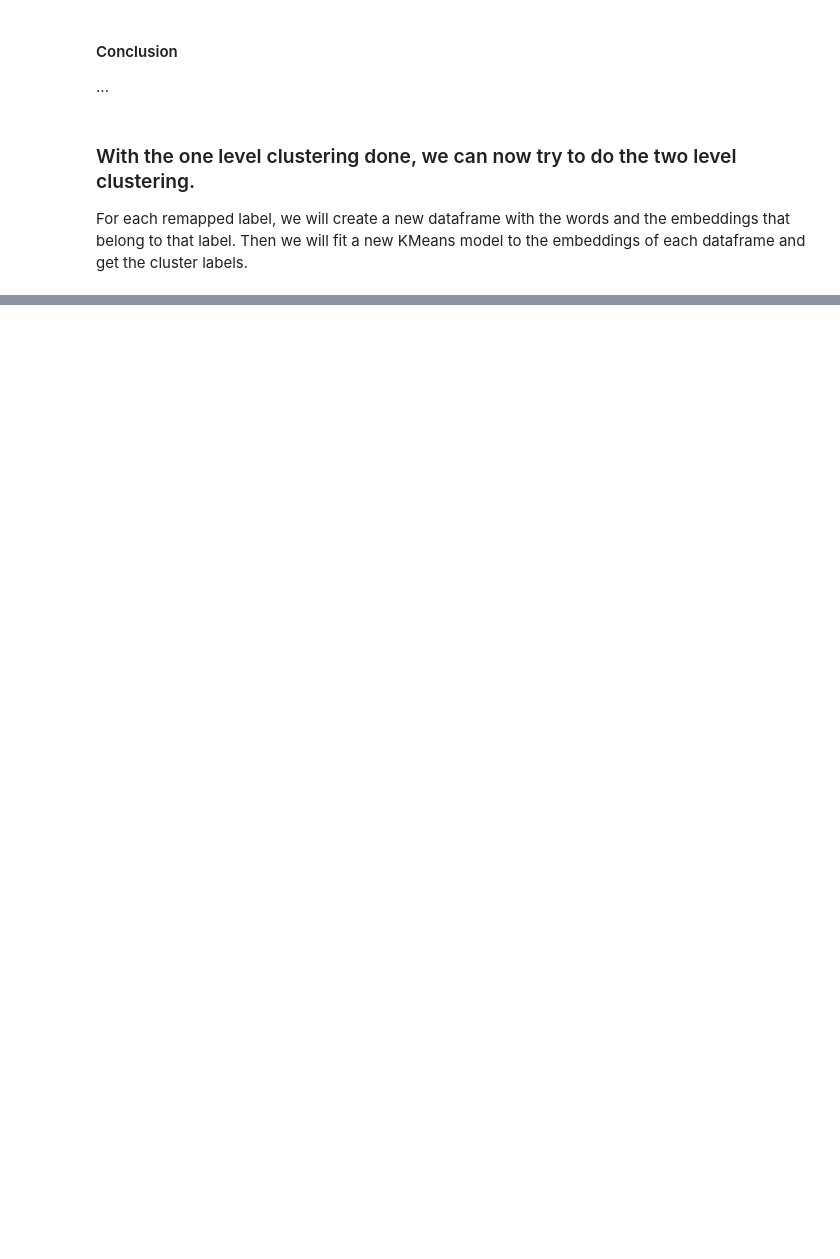
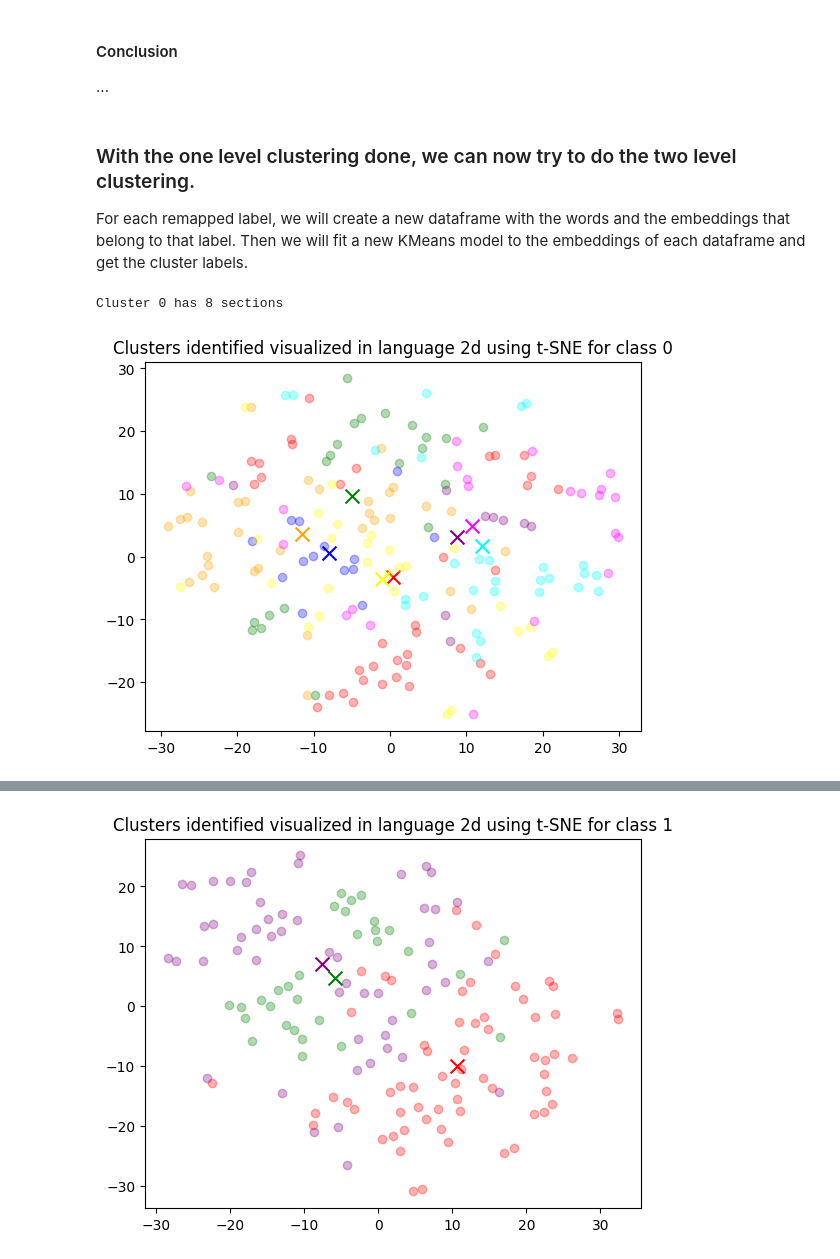
Before and after one commit to panos-span/rogets_thesaurus, a Jupyter notebook: clust_embed.ipynb, the cells around one changed output, grey strips where cells are left out. Drawn from its saved outputs; the diff is of its cells as text; code cells hidden in the pictures; blank space fills up the shorter version.

```diff
--- a/clust_embed.ipynb
+++ b/clust_embed.ipynb
@@ -603,10 +365,2 @@ def remap_optimized(labels, relation):
 # %% [markdown]
 Now we can use the above functions to get the most similar roget class for each extracted class.
-# %%
-# Set the maximum value to find the closest words to the centroid
-MAX_VALUE = 300
-#total_count = clustering_details(model, MAX_VALUE, clustering_df, categories)
-total_count = clustering_details(model, MAX_VALUE,clustering_df, categories)
-relation = match_clusters_to_classes(total_count)
-print(relation)
-predicted_labels = remap(clustering_df['Cluster'], relation)
@@ -651,17 +372,12 @@ See the caveats in the documentation: https://pandas.pydata.org/pandas-docs/stab
 # %%
-def cluster_checking(model, clustering_df, categories):
+def cluster_checking(model, clustering_df, categories, category_index, isClass=True):
     MAX_VALUE = 300
-    # Extract unique classes and sort them (remove sorted() if sorting is not needed)
-    unique_classes = sorted(clustering_df['class'].unique())
-
-    # Create a category index by enumerating the sorted unique classes
-    category_index = {class_name: index for index, class_name in enumerate(unique_classes)}
-    total_count = clustering_details_optimized(model, MAX_VALUE, clustering_df, categories, category_index)
+    total_count = clustering_details_optimized(model, MAX_VALUE, clustering_df, categories, category_index, isClass)
     #total_count = clustering_details_optimized(model, MAX_VALUE, clustering_df, categories)
     relation = match_clusters_to_classes_optimized(total_count)
     print(relation)
     predicted_labels = remap_optimized(clustering_df['Cluster'], relation)
     return predicted_labels
 # %%
-predicted_labels = cluster_checking(model, clustering_df, categories)
+predicted_labels = cluster_checking(model, clustering_df, categories, category_index)
 # %% [output]
@@ -731,28 +480,72 @@ Then we will fit a new KMeans model to the embeddings of each dataframe and get
 # %%
 # Create a for loop that performs KMeans clustering on each class
 
 for i in range(n_classes):
     # Create a new dataframe with the words and the embeddings that belong to the current label
-    new_df = clustering_df[clustering_df['Cluster'] == i]
+    new_df = clustering_df[clustering_df['class_num'] == i].copy()
 
     # See if new_df has division
+    div_section = 'section'
     if new_df['division'].nunique() > 1:
         n_clusters = new_df['division'].nunique()
+        div_section = 'division'
     else:
         n_clusters = new_df['section'].nunique()
+
+    print(f"Cluster {i} has {n_clusters} {div_section}s")
 
     # Get the embeddings from the new dataframe
     new_matrix = np.vstack(new_df.embedding.values)
 
+    # Get the min number of words from the section or division distribution
+    min_words = new_df[div_section].value_counts().min()
+    # Get the max number of words from the section or division distribution
+    max_words = new_df[div_section].value_counts().max()
+
     # Fit the KMeans model to the embeddings
-    new_model = KMeans(n_clusters=n_clusters[i], n_init=100, max_iter=100, random_state=42)
+    new_model = KMeansConstrained(n_clusters=n_clusters, n_init=100, max_iter=100, random_state=42,
+                                  size_min=min_words, size_max=max_words, n_jobs=-1)
     new_model.fit(new_matrix)
 
     # Get the cluster labels
     new_labels = new_model.labels_
 
     # Add the cluster labels to the new dataframe
     new_df["Cluster"] = new_labels
-    print(new_df)
 
-    # Add functions to do the same as above
+    draw_clusters(new_df, f"Clusters identified visualized in language 2d using t-SNE for class {i}", n_clusters,
+                  new_matrix)
+
+    # Extract unique classes and sort them
+    #unique_classes = sorted(new_df[div_section].unique())
+    ## Create a category index by enumerating the sorted unique classes
+    #category_index = {class_name: index for index, class_name in enumerate(unique_classes)}
+
+    # Create a dynamic hierarchy
+    dynamic_hierarchy = create_dynamic_hierarchy(new_df, 'class', 'division', 'section', 'word')
+
+    print(dynamic_hierarchy)
+
+    # Create category_index based on dynamic_hierarchy
+    category_index = create_category_index(dynamic_hierarchy)
+    # Sort the category index alphabetically and create a new dictionary so the numbers are in order
+    category_index = dict(sorted(category_index.items(), key=lambda item: item[0]))
+    #create a new dictionary so the numbers are in order
+    category_index = {k: v for v, k in enumerate(category_index)}
+
+    print(category_index)
+
+    predicted_labels = cluster_checking(new_model, new_df, categories, category_index, isClass=False)
+
+    div_section_num = div_section + '_num'
+
+    new_df[div_section_num] = pd.Categorical(new_df[div_section])
+    new_df[div_section_num] = new_df[div_section_num].cat.codes
+    new_df['Cluster'] = predicted_labels
+
+    print(classification_report(new_df[div_section_num], new_df['Cluster']))
+
+    print(confusion_matrix(new_df[div_section_num], new_df['Cluster']))
+# %% [output]
+Cluster 0 has 8 sections
+[figure, added]
@@ -758,0 +569 @@ for i in range(n_classes):
+[figure, added]
```
Also changed, not shown: parts of 25 cells of this notebook.
